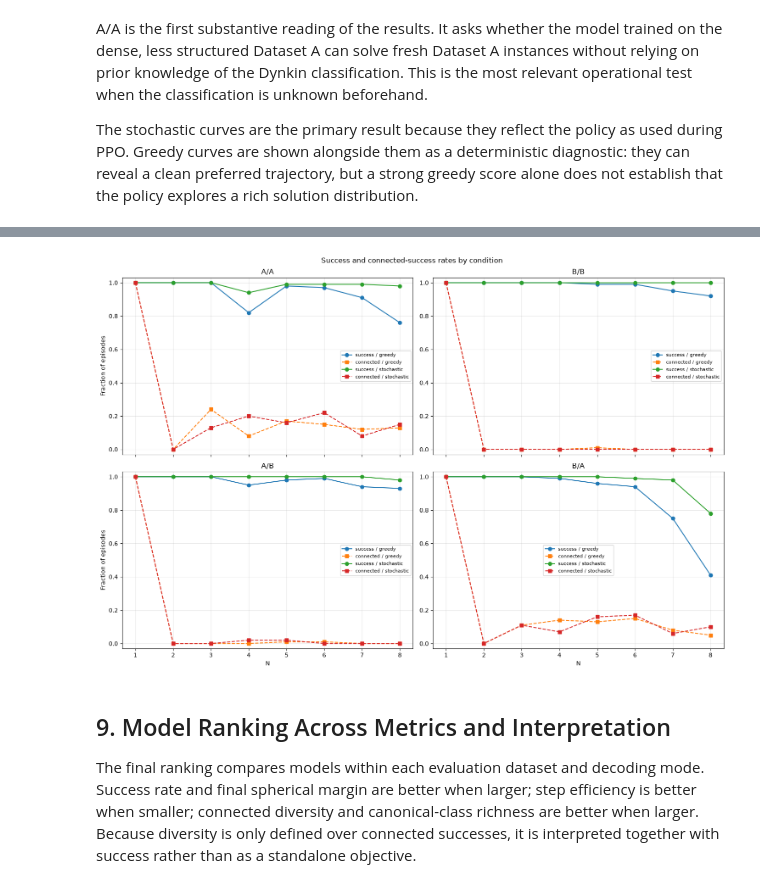
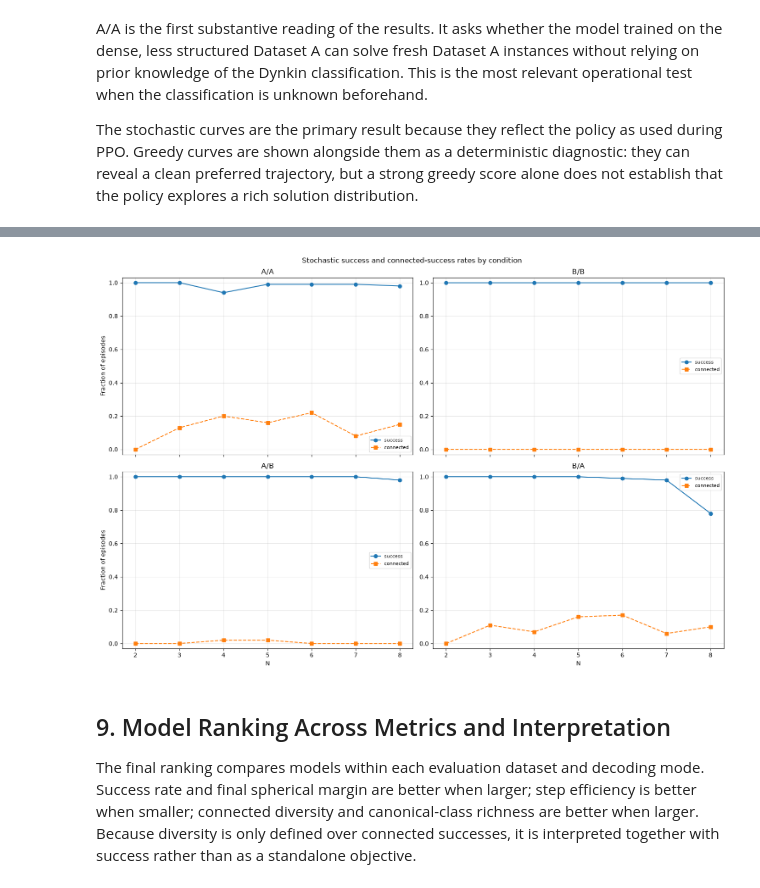
Before and after one commit to Caioriqui/AI-testing-in-Flag-Manifolds, a Jupyter notebook: notebooks/04_model_inference_comparison.ipynb, the cells around one changed output, grey strips where cells are left out. Saved outputs shown, nothing was run; the diff lists cells and outputs as text; code cells hidden in the pictures.

```diff
--- a/notebooks/04_model_inference_comparison.ipynb
+++ b/notebooks/04_model_inference_comparison.ipynb
@@ -48,7 +48,8 @@ RESULTS_DIR = project_root / "results" / "inference_evaluation_comparison"
 RESULTS_DIR.mkdir(parents=True, exist_ok=True)
 DATASETS = ("A", "B")
 MODES = ("stochastic", "greedy")
-N_VALUES = tuple(range(1, N_MAX + 1))
+MIN_ANALYSIS_N = 2  # N=1 is a dummy case, not an inference evaluation.
+N_VALUES = tuple(range(MIN_ANALYSIS_N, N_MAX + 1))
 EPISODES_PER_COMBINATION = 100
 PILOT_EPISODES = 2
 RUN_FULL_EVALUATION = True
@@ -226,8 +227,9 @@ Each rollout records the complete trajectory, final diagram, action count, succe
 # %%
 episodes_per_combination = EPISODES_PER_COMBINATION if RUN_FULL_EVALUATION else PILOT_EPISODES
 episodes = run_evaluation(episodes_per_combination)
+episodes = episodes.loc[episodes["n_active"] >= MIN_ANALYSIS_N].copy()
 episodes["coxeter_type"] = episodes["coxeter_type"].map(normalize_type)
 summary = summarize_episodes(episodes)
-print(f"Collected {len(episodes):,} episodes across {len(summary):,} condition-size-mode groups.")
+print(f"Collected {len(episodes):,} episodes across {len(summary):,} condition-size-mode groups (N >= {MIN_ANALYSIS_N}).")
 summary.head()
 # %% [output]
@@ -497,11 +481,14 @@ The full comparison separates in-distribution behavior from transfer. A/A and B/
 # %%
 COMPARISON_CONDITIONS = ("A/A", "B/B", "A/B", "B/A")
-plot_success_and_steps(summary, conditions=COMPARISON_CONDITIONS, title_prefix="All conditions: ")
-plot_diversity(episodes, conditions=COMPARISON_CONDITIONS, title_prefix="All conditions: ")
+stochastic_summary = summary[summary["mode"] == "stochastic"].copy()
+stochastic_episodes = episodes[episodes["mode"] == "stochastic"].copy()
 
-# A compact condition x mode table makes the in-distribution and transfer contrast easy to scan.
+plot_success_and_steps(stochastic_summary, conditions=COMPARISON_CONDITIONS, title_prefix="All stochastic conditions: ")
+plot_diversity(stochastic_episodes, conditions=COMPARISON_CONDITIONS, title_prefix="All stochastic conditions: ")
+
+# A compact condition-level table keeps the in-distribution vs transfer contrast readable when only stochastic results are shown.
 comparison_table = (
-    summary.groupby(["condition", "mode"], sort=True)
+    stochastic_summary.groupby(["condition"], sort=True)
     .agg(
         mean_success_rate=("success_rate", "mean"),
         mean_median_steps=("median_steps_success", "mean"),
@@ -527,28 +510,28 @@ comparison_table
 # %%
 def plot_condition_panels(summary_frame: pd.DataFrame) -> None:
     figure, axes = plt.subplots(2, 2, figsize=(15, 10), sharex=True)
     for axis, condition in zip(axes.flat, COMPARISON_CONDITIONS):
         subset = summary_frame[summary_frame["condition"] == condition]
-        for mode, group in subset.groupby("mode", sort=True):
-            group = group.sort_values("n_active")
-            axis.plot(group["n_active"], group["success_rate"], "o-", label=f"success / {mode}")
-            axis.plot(group["n_active"], group["connected_success_rate"], "s--", label=f"connected / {mode}")
+        subset = subset[subset["mode"] == "stochastic"].copy()
+        subset = subset.sort_values("n_active")
+        axis.plot(subset["n_active"], subset["success_rate"], "o-", label="success")
+        axis.plot(subset["n_active"], subset["connected_success_rate"], "s--", label="connected")
         axis.set_title(condition)
         axis.set_ylim(-0.03, 1.03)
         axis.set_xticks(N_VALUES)
         axis.grid(alpha=0.3)
         axis.legend(fontsize=8)
     for axis in axes[-1, :]:
         axis.set_xlabel("N")
     for axis in axes[:, 0]:
         axis.set_ylabel("Fraction of episodes")
-    figure.suptitle("Success and connected-success rates by condition")
+    figure.suptitle("Stochastic success and connected-success rates by condition")
     figure.tight_layout()
     plt.show()
 
-plot_condition_panels(summary)
+plot_condition_panels(stochastic_summary)
 # %% [output]
-[figure, old version]
+[figure, new version]
 # %% [markdown]
 ## 9. Model Ranking Across Metrics and Interpretation
 
```
Also changed, not shown: parts of 12 cells of this notebook.
